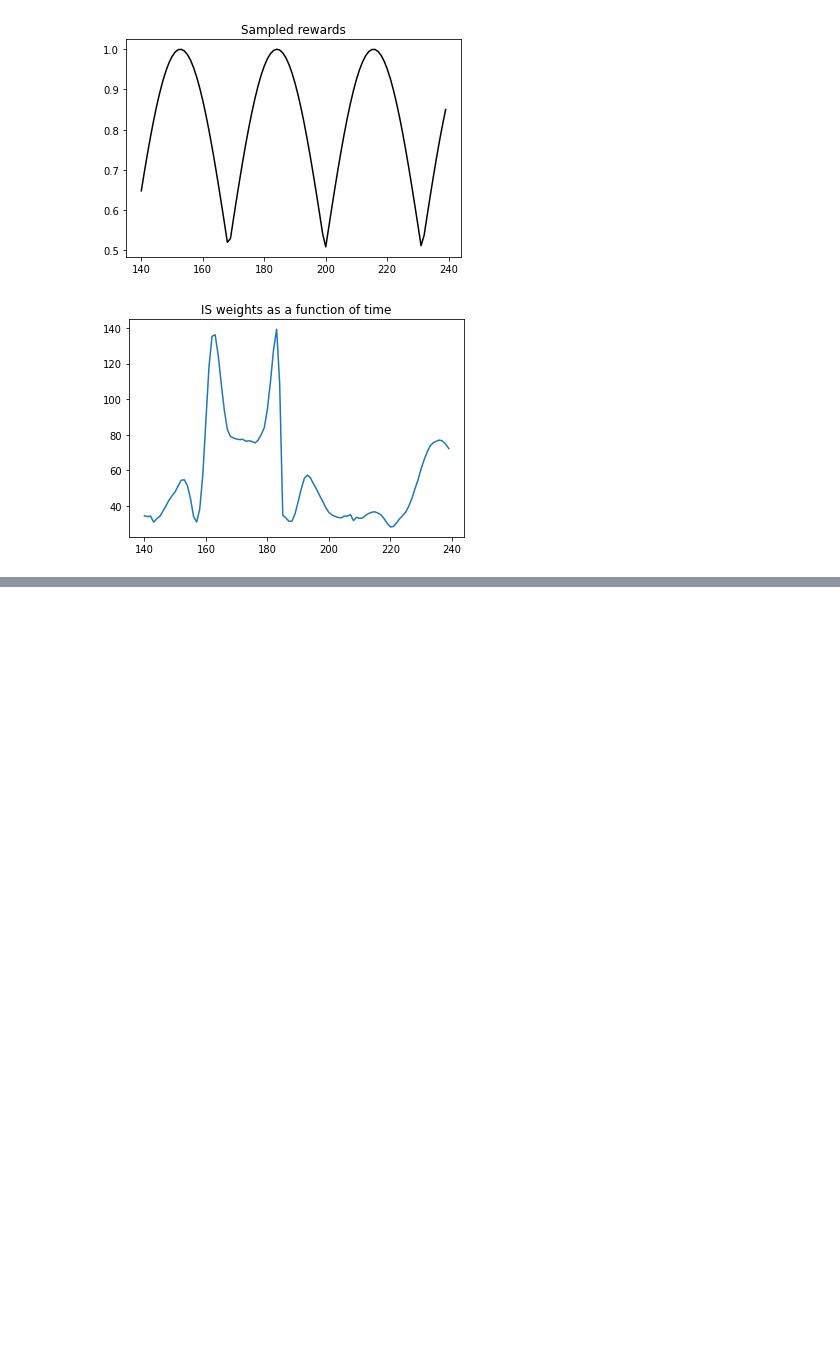
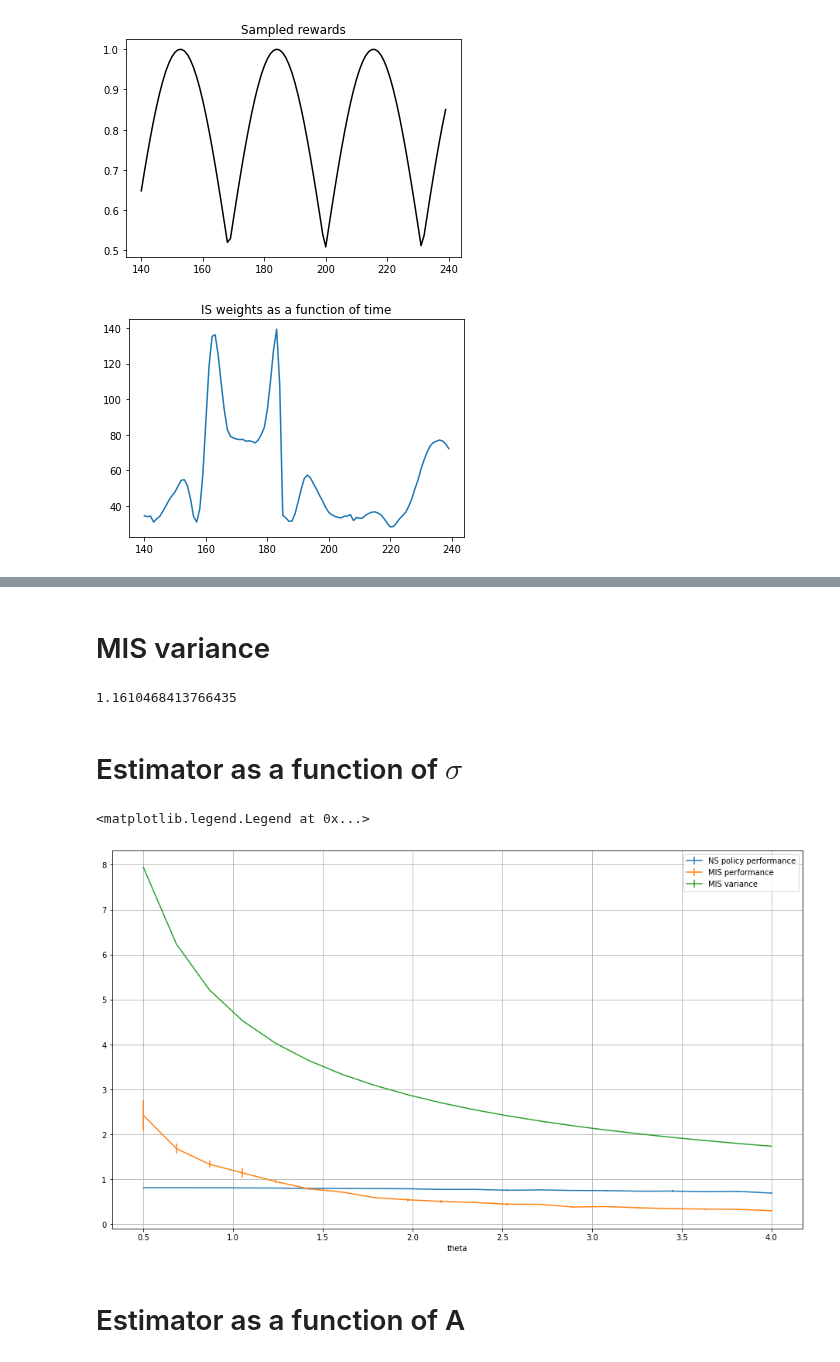
Before and after one commit to francescovidaich964/Como_lake, a Jupyter notebook: bandit_tests/non-stat_contextual_bandits.ipynb, the cells around one changed output, grey strips where cells are left out. Drawn from its saved outputs; the diff is of its cells as text; code cells hidden in the pictures; blank space fills up the shorter version.

Commit message:
MIs variance

```diff
--- a/bandit_tests/non-stat_contextual_bandits.ipynb
+++ b/bandit_tests/non-stat_contextual_bandits.ipynb
@@ -647,0 +740,44 @@ plt.show()
+# %% [markdown]
+# MIS variance
+# %%
+def renyi_normal(alpha, mu_1, sigma_1, mu_2, sigma_2):
+    """ D_\alpha(P_1||P_2)"""
+    mu_diff = (mu_1-mu_2).reshape(-1,1)
+    sigma_alpha = alpha*sigma_1 + (1-alpha)*sigma_2
+    renyi_div = np.linalg.det(sigma_alpha)
+    renyi_div /= (np.linalg.det(sigma_1)**(1-alpha)*np.linalg.det(sigma_2)**alpha)
+    renyi_div = -np.log(renyi_div)/(2*(alpha-1))
+    renyi_div += alpha/2*np.matmul(mu_diff.T, np.matmul(np.linalg.invsigma_alpha), mu_diff)
+    return renyi_div
+
+def exp_2_renyi_div_normal_1d(mu_1, sigma_1, mu_2, sigma_2):
+    sigma_alpha = alpha*sigma_1 + (1-alpha)*sigma_2
+    renyi_div = np.exp((mu_1-mu_2)**2/sigma_alpha)
+    renyi_div /= np.sqrt(sigma_alpha*sigma_1/sigma_2)
+    return renyi_div
+
+def MIS_bh_variance(nu, thetas, rewards, R_inf=1, alpha=10, beta=1):
+    t = len(thetas)
+    timesteps = np.arange(t-alpha, t)
+
+    renyi_div = [exp_2_renyi_div_normal_1d(nu.theta_mean(t), nu.sigma_theta, nu.theta_mean(i), nu.sigma_theta) for i in timesteps]
+    renyi_div = np.array(renyi_div)
+
+    return R_inf*alpha/np.sum(1/renyi_div)
+
+# def MIS_bh_variance_range(nu, thetas, rewards, range_len, R_inf=1, alpha=10, beta=1):
+#     t = len(thetas)
+#     shift = t-range_len-alpha-1
+#     timesteps = np.arange(t-alpha-range_len, t).reshape(-1,1)
+#     range_weight = range_IS_weight(alpha, range_len)
+#     proba_nu = np.zeros_like(range_weight)
+
+#     for (i,k) in tqdm(zip(np.where(range_weight)[0],np.where(range_weight)[1])):
+#         proba_nu[i,k] = nu.theta_pdf(thetas[i], k)
+# %%
+R_inf = 1
+MIS_bh_variance(nu, thetas, rewards, R_inf, alpha, beta=1)
+# %% [output]
+1.1610468413766435
+# %% [markdown]
+# Estimator as a function of $\sigma$
@@ -647,0 +823,13 @@ plt.show()
+# %%
+fig, ax = plt.subplots(figsize=(16,9))
+ax.errorbar(range_sigma, perf_NS.mean(axis=1), yerr=perf_NS.std(axis=1), label='NS policy performance')
+ax.errorbar(range_sigma, perf_MIS.mean(axis=1), yerr=perf_MIS.std(axis=1), label='MIS performance')
+ax.errorbar(range_sigma, var_MIS.mean(axis=1), yerr=var_MIS.std(axis=1), label='MIS variance')
+ax.grid()
+ax.set_xlabel('theta')
+ax.legend()
+# %% [output]
+<matplotlib.legend.Legend at 0x...>
+[figure, added]
+# %% [markdown]
+# Estimator as a function of A
```
Also changed, not shown: parts of 14 cells of this notebook.
